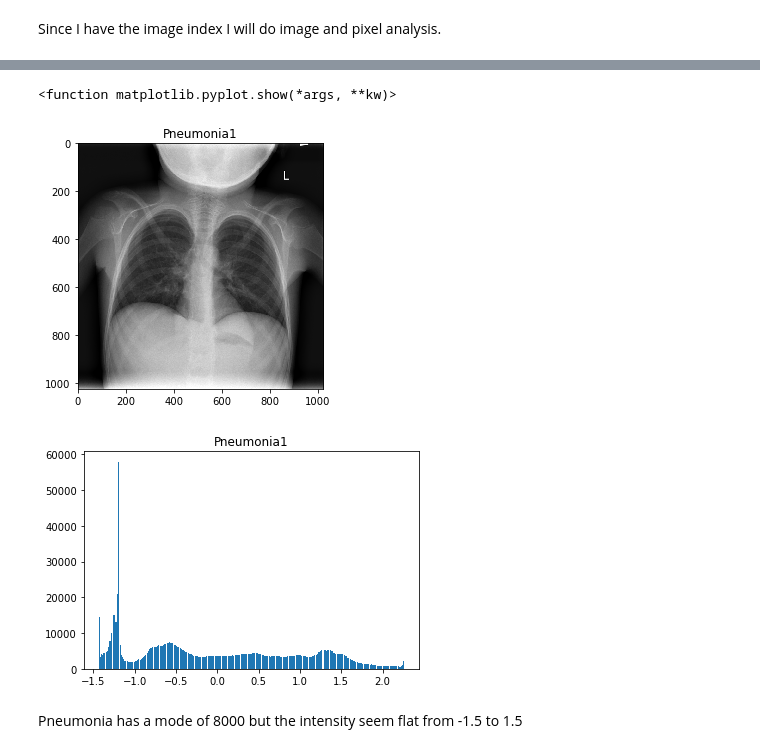
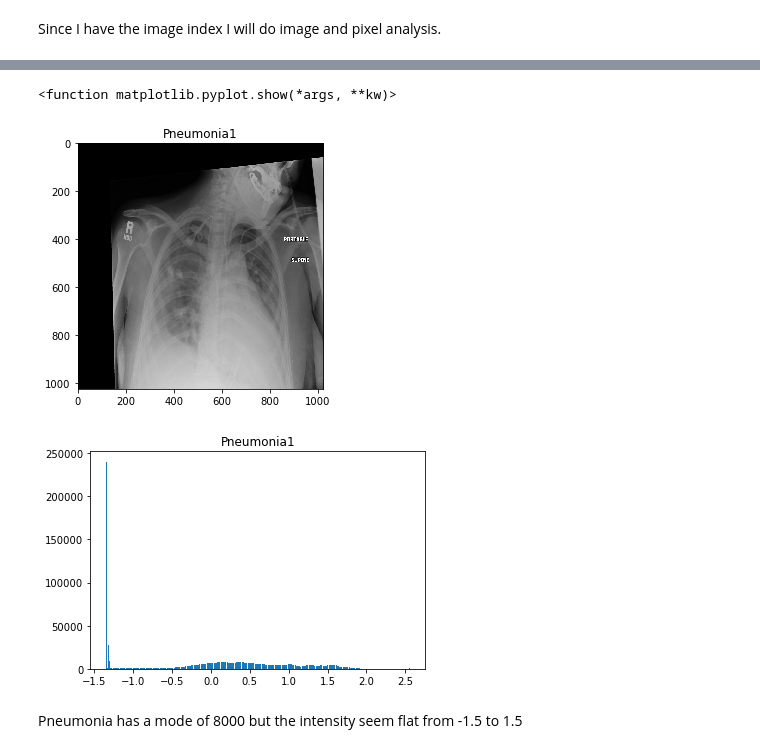
Before and after one commit to k0f1/Pneumonia-algorithm, a Jupyter notebook: EDA.ipynb, the cells around one changed output, grey strips where cells are left out. Cells and saved outputs as stored; diff of their text form; code cells hidden in the pictures.

```diff
--- a/EDA.ipynb
+++ b/EDA.ipynb
@@ -354,18 +410,18 @@ p1
 # %%
-img =io.imread('/data/images_006/images/00012667_000.png')
+img =io.imread('/data/images_006/images/00011702_043.png')
 imgplot = imshow(img)
 img_title = plt.title('Pneumonia1')
 plt.show
 # %% [output]
 <function matplotlib.pyplot.show(*args, **kw)>
-[figure, old version]
+[figure, new version]
 # %%
 # The corresponding pixel density analysis:
 ax = plt.hist(((img - np.mean(img))/np.std(img)).ravel(), bins=300)
 img_title = plt.title('Pneumonia1')
 plt.show()
 # %% [output]
-[figure, old version]
+[figure, new version]
 # %% [markdown]
 Pneumonia has a mode of 8000 but the intensity seem flat from -1.5 to 1.5
 # %% [markdown]
```
Also changed, not shown: parts of 19 cells of this notebook.
